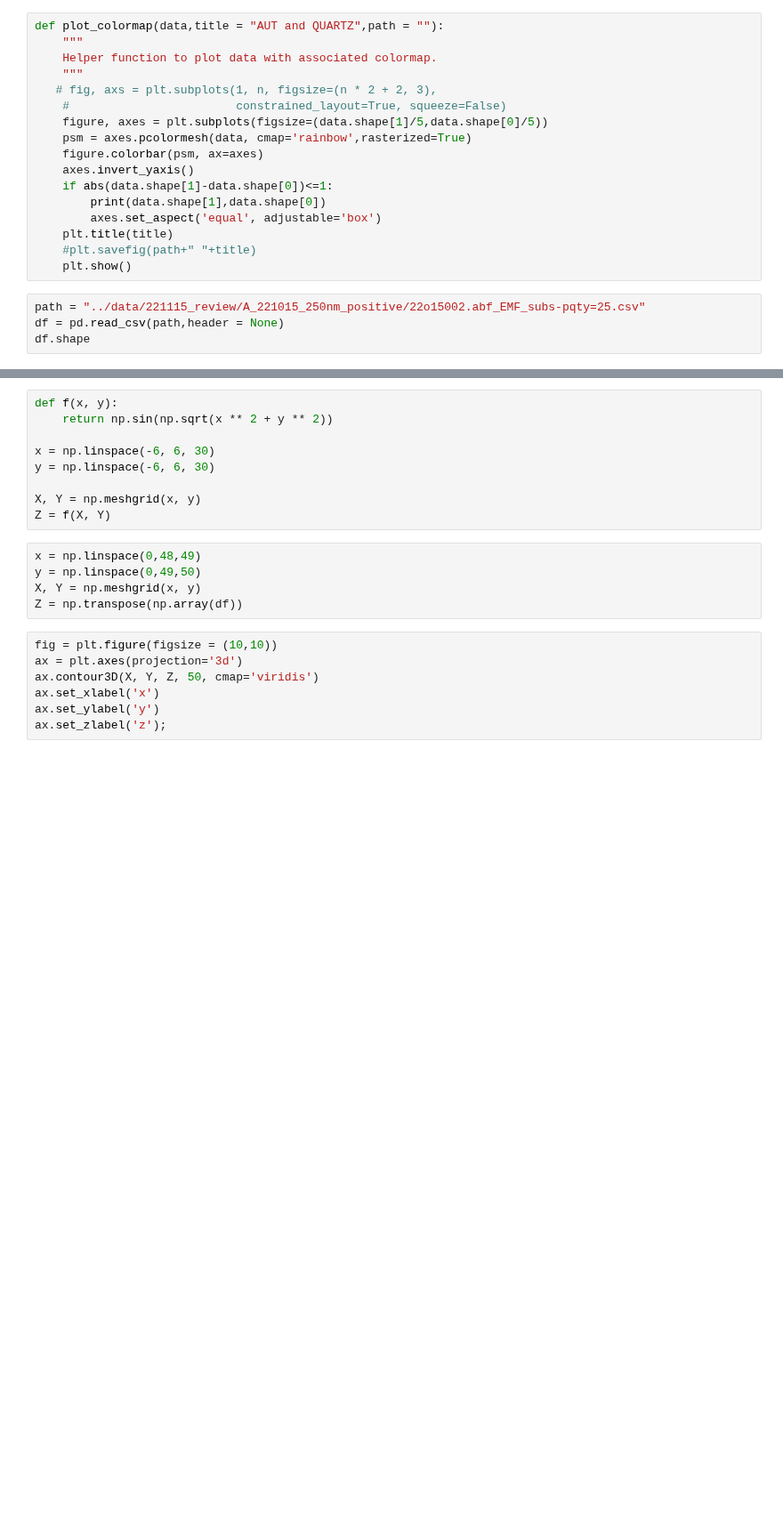
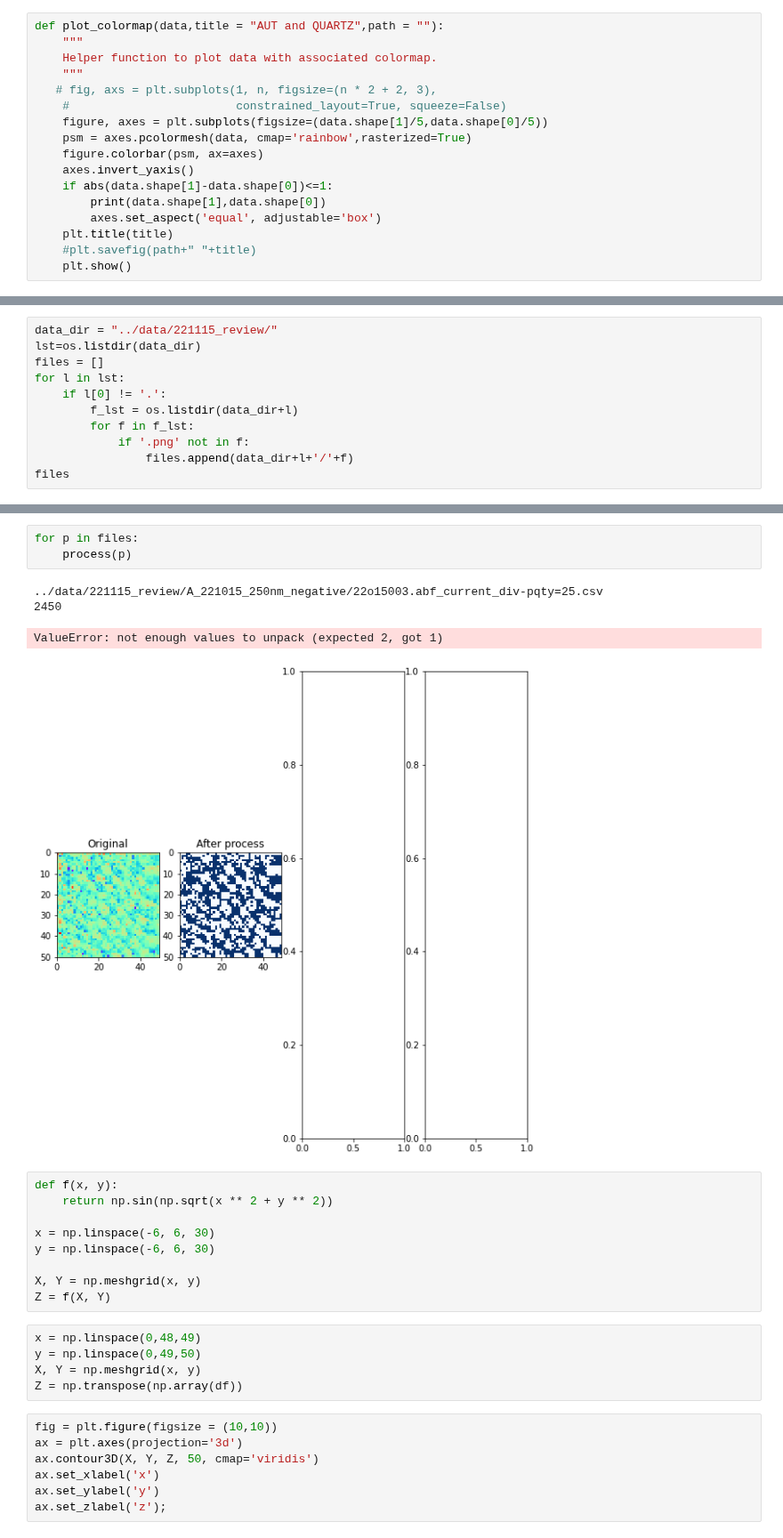
Before and after one commit to CalebThian/EMF_detection, a Jupyter notebook: analysis_csv.ipynb, the cells around one changed output, grey strips where cells are left out. Shown at 89% size. Cells and saved outputs as stored; diff of their text form; blank space fills up the shorter version.

```diff
--- a/analysis_csv.ipynb
+++ b/analysis_csv.ipynb
@@ -21,7 +22,3 @@ def plot_colormap(data,title = "AUT and QUARTZ",path = ""):
     plt.title(title)
     #plt.savefig(path+" "+title)
     plt.show()
-# %%
-path = "../data/221115_review/A_221015_250nm_positive/22o15002.abf_EMF_subs-pqty=25.csv"
-df = pd.read_csv(path,header = None)
-df.shape
@@ -29,0 +25,11 @@ df.shape
+# %%
+data_dir = "../data/221115_review/"
+lst=os.listdir(data_dir)
+files = []
+for l in lst:
+    if l[0] != '.':
+        f_lst = os.listdir(data_dir+l)
+        for f in f_lst:
+            if '.png' not in f:
+                files.append(data_dir+l+'/'+f)
+files
@@ -30,3 +102,11 @@ df.shape
+# %%
+for p in files:
+    process(p)
+# %% [output]
+../data/221115_review/A_221015_250nm_negative/22o15003.abf_current_div-pqty=25.csv
+2450
+ValueError: not enough values to unpack (expected 2, got 1)
+[figure, added]
 # %%
 def f(x, y):
     return np.sin(np.sqrt(x ** 2 + y ** 2))
```
Also changed, not shown: parts of 7 cells of this notebook.
